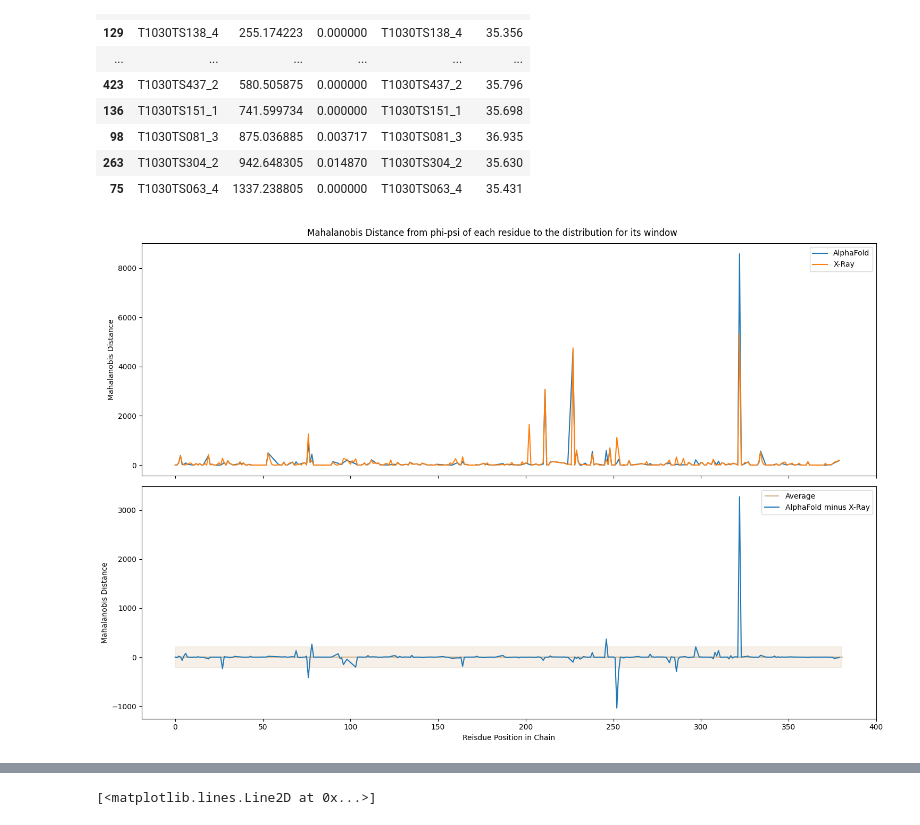
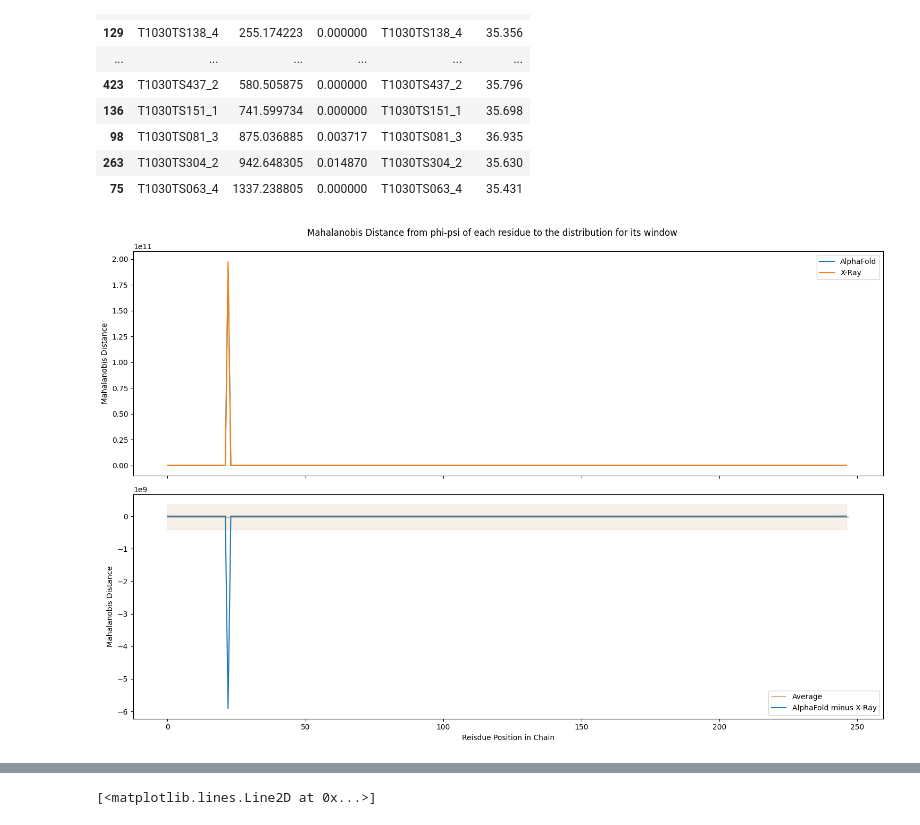
Before and after one commit to Musa-Azeem/protein-dihedral-visualization, a Jupyter notebook: multi-window.ipynb, the cells around one changed output, grey strips where cells are left out. Saved outputs shown, nothing was run; the diff lists cells and outputs as text; code cells hidden in the pictures.

```diff
--- a/multi-window.ipynb
+++ b/multi-window.ipynb
@@ -561,7 +617,7 @@ def plot_res_vs_md(pred_id, pred_name=None, highlight_res=None, limit_quantile=N
     phi_psi_predictions.loc[phi_psi_predictions.protein_id == pred_id, 'Source'] = pred_name
     alpha = phi_psi_predictions.loc[phi_psi_predictions.protein_id == pred_id]
     xray_phi_psi['Source'] = 'X-Ray'
-    both = pd.merge(alpha, xray_phi_psi, how='inner', on=['seq','seq'], suffixes=('_alpha','_xray'))
+    both = pd.merge(alpha, xray_phi_psi[['seq', 'md']], how='inner', on=['seq','seq'], suffixes=('_alpha','_xray'))
     both['md_diff'] = both['md_alpha'] - both['md_xray']
     fig, axes = plt.subplots(2, figsize=(15,10), sharex=True)
     both_limit = both.copy()
@@ -587,6 +643,6 @@ def plot_res_vs_md(pred_id, pred_name=None, highlight_res=None, limit_quantile=N
     return both
 
 protein_ids = phi_psi_predictions.protein_id.unique()
-both = plot_res_vs_md(protein_ids[2], pred_name="AlphaFold")
+both = plot_res_vs_md(protein_ids[3], pred_name="AlphaFold")
 # NOTE: for presentation, highlight area around res-300 to show this is where alphafold did bad
 # %% [output]
@@ -671,7 +756,7 @@ filtered[(filtered.RMS_CA < 40) & (filtered.RMS_CA > 35)].sort_values('md')
 | 263 | T1030TS304_2 | 942.648305 | 0.014870 | T1030TS304_2 | 35.630 |
 | 75 | T1030TS063_4 | 1337.238805 | 0.000000 | T1030TS063_4 | 35.431 |
 # %%
-id = 'T1024TS217_5'#protein_ids[2]
+id = protein_ids[5]
 both = plot_res_vs_md(id, pred_name="AlphaFold", limit_quantile=1)
 # %% [output]
-[figure, old version]
+[figure, new version]
```
Also changed, not shown: parts of 19 cells of this notebook, 2 other files.
